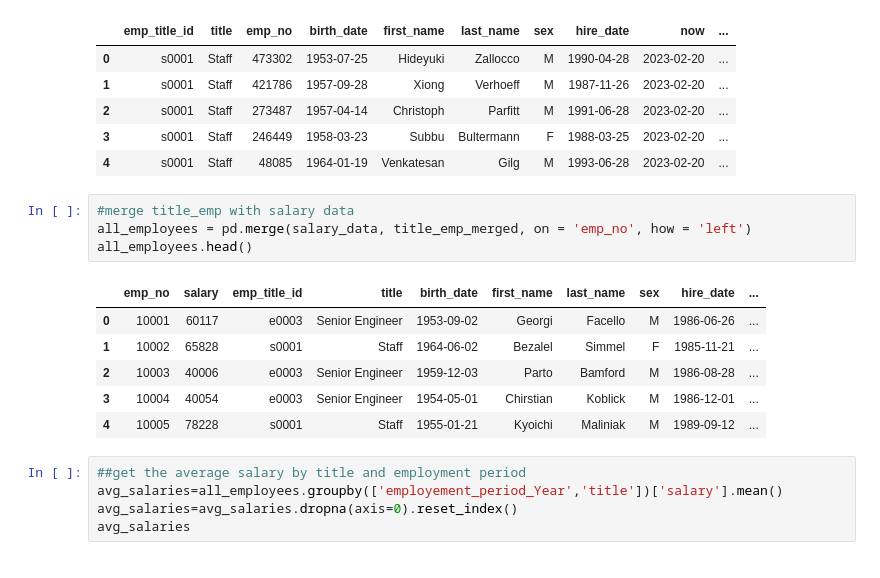
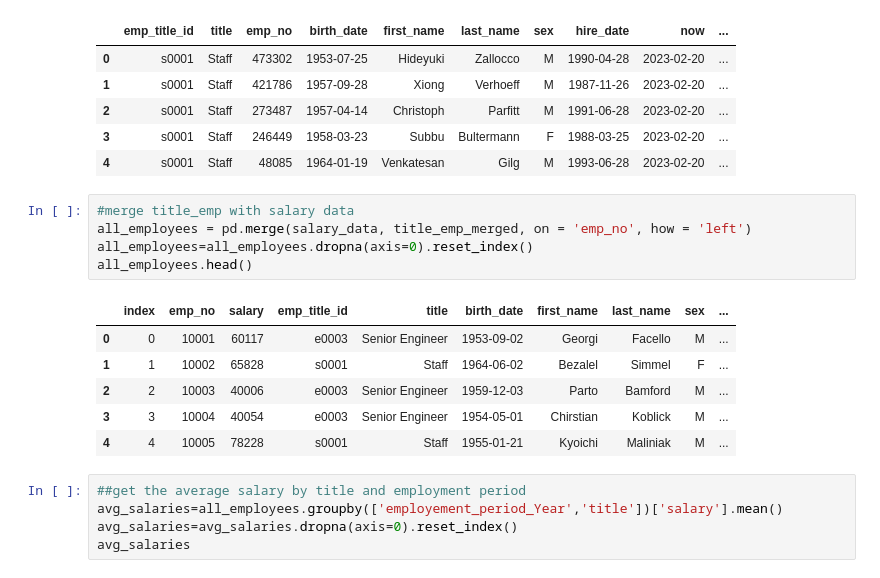
Before and after one commit to nathanunghwan/EmployeeSQL_data_modeling_engineering_analysis, a Jupyter notebook: Employements_Analysis.ipynb, the cells around one changed output. Saved outputs shown, nothing was run; the diff lists cells and outputs as text.

```diff
--- a/Employements_Analysis.ipynb
+++ b/Employements_Analysis.ipynb
@@ -113,14 +113,15 @@ title_emp_merged.head()
 # %%
 #merge title_emp with salary data
 all_employees = pd.merge(salary_data, title_emp_merged, on = 'emp_no', how = 'left')
+all_employees=all_employees.dropna(axis=0).reset_index()
 all_employees.head()
 # %% [output]
-|  | emp_no | salary | emp_title_id | title | birth_date | first_name | last_name | sex | hire_date | ... |
-| 0 | 10001 | 60117 | e0003 | Senior Engineer | 1953-09-02 | Georgi | Facello | M | 1986-06-26 | ... |
-| 1 | 10002 | 65828 | s0001 | Staff | 1964-06-02 | Bezalel | Simmel | F | 1985-11-21 | ... |
-| 2 | 10003 | 40006 | e0003 | Senior Engineer | 1959-12-03 | Parto | Bamford | M | 1986-08-28 | ... |
-| 3 | 10004 | 40054 | e0003 | Senior Engineer | 1954-05-01 | Chirstian | Koblick | M | 1986-12-01 | ... |
-| 4 | 10005 | 78228 | s0001 | Staff | 1955-01-21 | Kyoichi | Maliniak | M | 1989-09-12 | ... |
+|  | index | emp_no | salary | emp_title_id | title | birth_date | first_name | last_name | sex | ... |
+| 0 | 0 | 10001 | 60117 | e0003 | Senior Engineer | 1953-09-02 | Georgi | Facello | M | ... |
+| 1 | 1 | 10002 | 65828 | s0001 | Staff | 1964-06-02 | Bezalel | Simmel | F | ... |
+| 2 | 2 | 10003 | 40006 | e0003 | Senior Engineer | 1959-12-03 | Parto | Bamford | M | ... |
+| 3 | 3 | 10004 | 40054 | e0003 | Senior Engineer | 1954-05-01 | Chirstian | Koblick | M | ... |
+| 4 | 4 | 10005 | 78228 | s0001 | Staff | 1955-01-21 | Kyoichi | Maliniak | M | ... |
 # %%
 ##get the average salary by title and employment period
 avg_salaries=all_employees.groupby(['employement_period_Year','title'])['salary'].mean()
```
Also changed, not shown: parts of 3 cells of this notebook, 2 other files.
